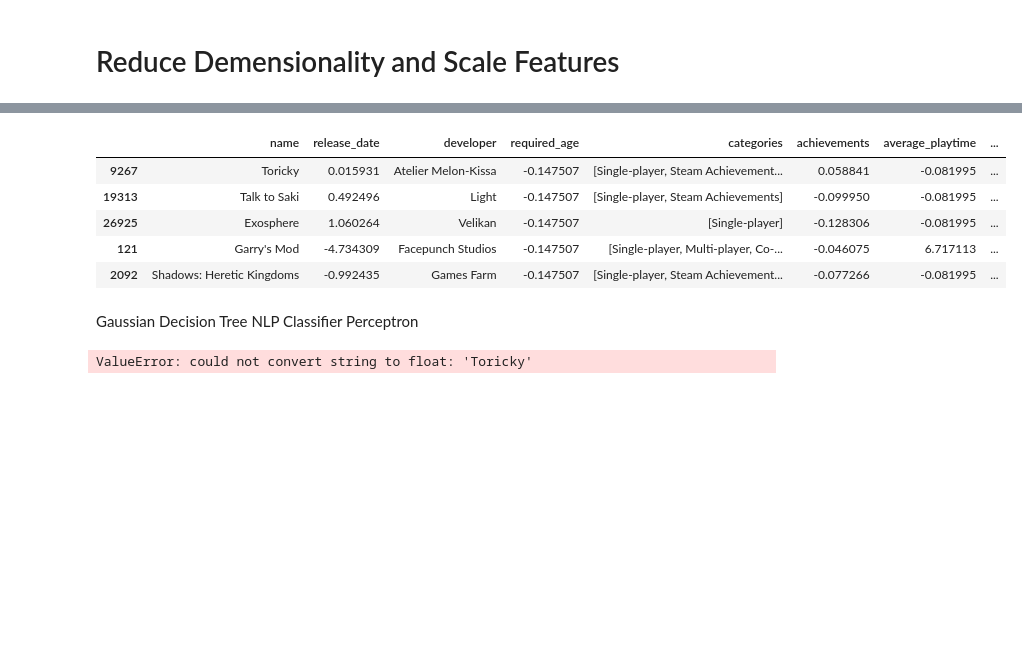
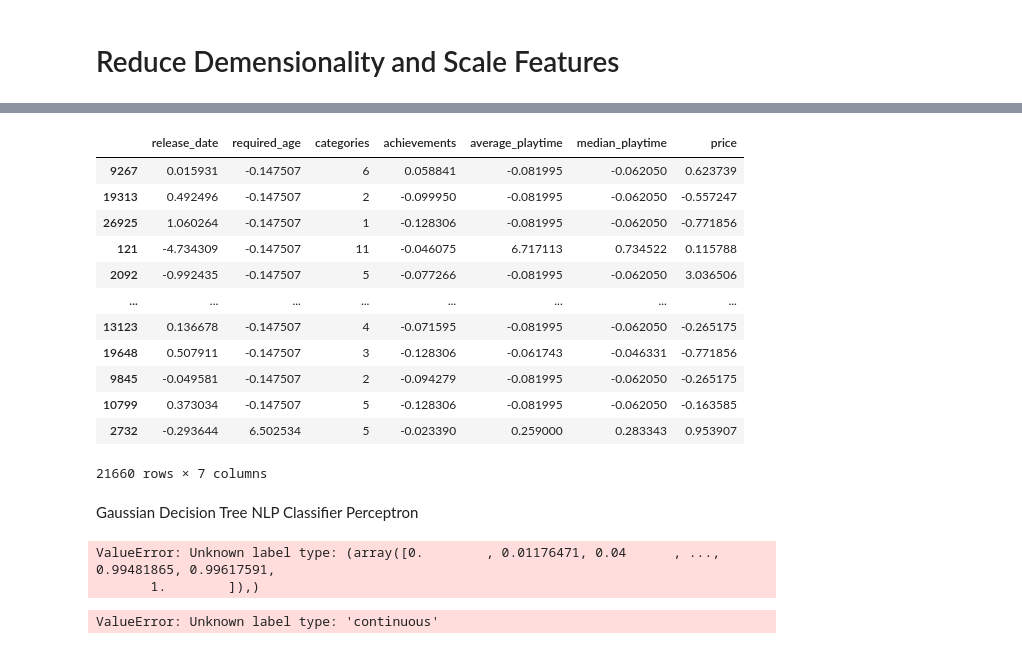
Before and after one commit to bwolford1/CSC-5930-Assignment-6, a Jupyter notebook: Project 6.ipynb, the cells around one changed output, grey strips where cells are left out. Saved outputs shown, nothing was run; the diff lists cells and outputs as text; code cells hidden in the pictures; blank space fills up the shorter version.

```diff
--- a/Project 6.ipynb
+++ b/Project 6.ipynb
@@ -65,9 +65,13 @@ steam_df_X.drop("genres", axis=1, inplace=True)
 steam_df_X.drop("steamspy_tags", axis=1, inplace=True)
 steam_df_X.drop("publisher", axis=1, inplace=True)
 
+#We couldn't deal with strings and encoding wasn't working well, so we decided to drop these two
+steam_df_X.drop("name", axis=1, inplace=True)
+steam_df_X.drop("developer", axis=1, inplace=True)
+
 steam_df_Y_temp = steam_df_X[['positive_ratings', 'negative_ratings']]
 
-steam_df_Y = steam_df_Y_temp['positive_ratings']/(steam_df_new_test['negative_ratings']+steam_df_new_test['positive_ratings'])
+steam_df_Y = steam_df_Y_temp['positive_ratings']/(steam_df_Y_temp['negative_ratings']+steam_df_Y_temp['positive_ratings'])
 
 steam_df_X.drop('positive_ratings', axis=1, inplace=True)
 steam_df_X.drop('negative_ratings', axis=1, inplace=True)
@@ -84,7 +88,8 @@ scaled_features['release_date'] = pd.to_datetime(scaled_features['release_date']
 tempList = []
 for cat in scaled_features['categories']:
     tempCat = cat.split(';')
-    tempList.append(tempCat)
+#     tempList.append(tempCat)
+    tempList.append(len(tempCat))
 scaled_features['categories'] = tempList
 
 # tempList = []
@@ -135,11 +140,18 @@ steam_df_X
 # %%
 from sklearn.model_selection import train_test_split
 X_train, X_test, Y_train, Y_test = train_test_split(steam_df_X, steam_df_Y, test_size=0.2, random_state=0)
-X_train.head()
+X_train
 # %% [output]
-|  | name | release_date | developer | required_age | categories | achievements | average_playtime | ... |
-| 9267 | Toricky | 0.015931 | Atelier Melon-Kissa | -0.147507 | [Single-player, Steam Achievement... | 0.058841 | -0.081995 | ... |
-| 19313 | Talk to Saki | 0.492496 | Light | -0.147507 | [Single-player, Steam Achievements] | -0.099950 | -0.081995 | ... |
-| 26925 | Exosphere | 1.060264 | Velikan | -0.147507 | [Single-player] | -0.128306 | -0.081995 | ... |
-| 121 | Garry's Mod | -4.734309 | Facepunch Studios | -0.147507 | [Single-player, Multi-player, Co-... | -0.046075 | 6.717113 | ... |
-| 2092 | Shadows: Heretic Kingdoms | -0.992435 | Games Farm | -0.147507 | [Single-player, Steam Achievement... | -0.077266 | -0.081995 | ... |
+|  | release_date | required_age | categories | achievements | average_playtime | median_playtime | price |
+| 9267 | 0.015931 | -0.147507 | 6 | 0.058841 | -0.081995 | -0.062050 | 0.623739 |
+| 19313 | 0.492496 | -0.147507 | 2 | -0.099950 | -0.081995 | -0.062050 | -0.557247 |
+| 26925 | 1.060264 | -0.147507 | 1 | -0.128306 | -0.081995 | -0.062050 | -0.771856 |
+| 121 | -4.734309 | -0.147507 | 11 | -0.046075 | 6.717113 | 0.734522 | 0.115788 |
+| 2092 | -0.992435 | -0.147507 | 5 | -0.077266 | -0.081995 | -0.062050 | 3.036506 |
+| ... | ... | ... | ... | ... | ... | ... | ... |
+| 13123 | 0.136678 | -0.147507 | 4 | -0.071595 | -0.081995 | -0.062050 | -0.265175 |
+| 19648 | 0.507911 | -0.147507 | 3 | -0.128306 | -0.061743 | -0.046331 | -0.771856 |
+| 9845 | -0.049581 | -0.147507 | 2 | -0.094279 | -0.081995 | -0.062050 | -0.265175 |
+| 10799 | 0.373034 | -0.147507 | 5 | -0.128306 | -0.081995 | -0.062050 | -0.163585 |
+| 2732 | -0.293644 | 6.502534 | 5 | -0.023390 | 0.259000 | 0.283343 | 0.953907 |
+21660 rows × 7 columns
@@ -155,4 +177,13 @@ gauss_pred = cv_pred = cross_val_predict(gaussian, X_train, Y_train, cv=5)
 gauss_score = cross_val_score(gaussian, X_train, Y_train, cv=5)
 gauss_avg = np.mean(gauss_score)
 # %% [output]
-ValueError: could not convert string to float: 'Toricky'
+ValueError: Unknown label type: (array([0.        , 0.01176471, 0.04      , ..., 0.99481865, 0.99617591,
+       1.        ]),)
+# %%
+DecisionTree = DecisionTreeClassifier()
+DecisionTree.fit(X_train, Y_train)
+dt_pred = cv_pred = cross_val_predict(dt, X_train, Y_train, cv=5)
+dt_score = cross_val_score(dt, X_train, Y_train, cv=5)
+dt_avg = np.mean(dt_score)
+# %% [output]
+ValueError: Unknown label type: 'continuous'
```
Also changed, not shown: parts of 2 cells of this notebook.
